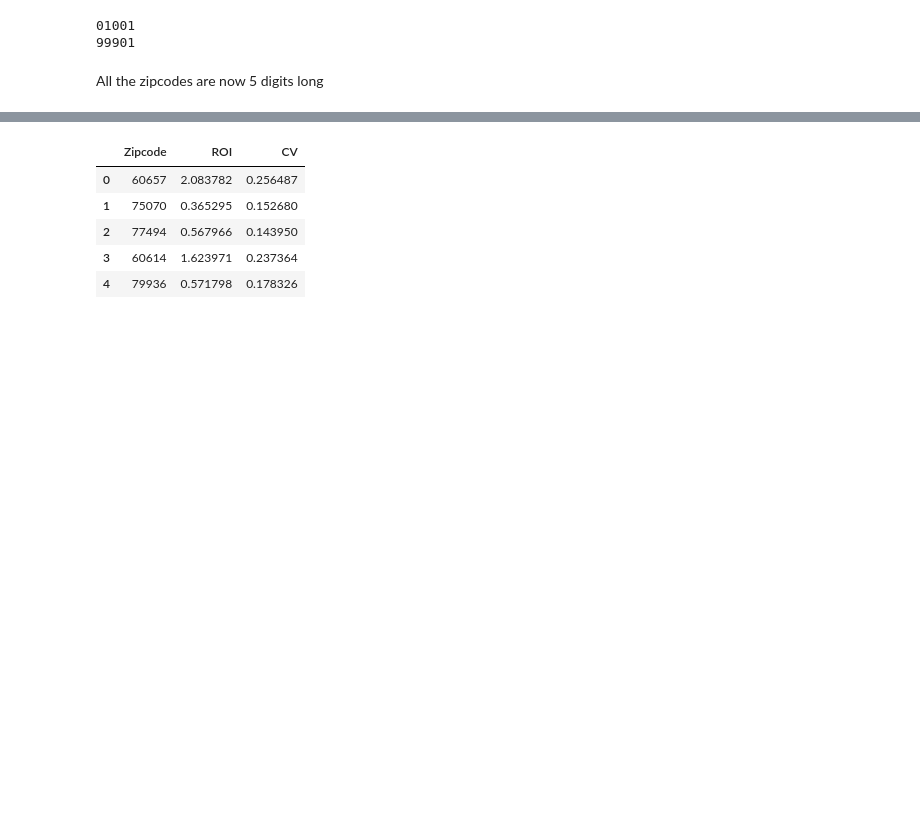
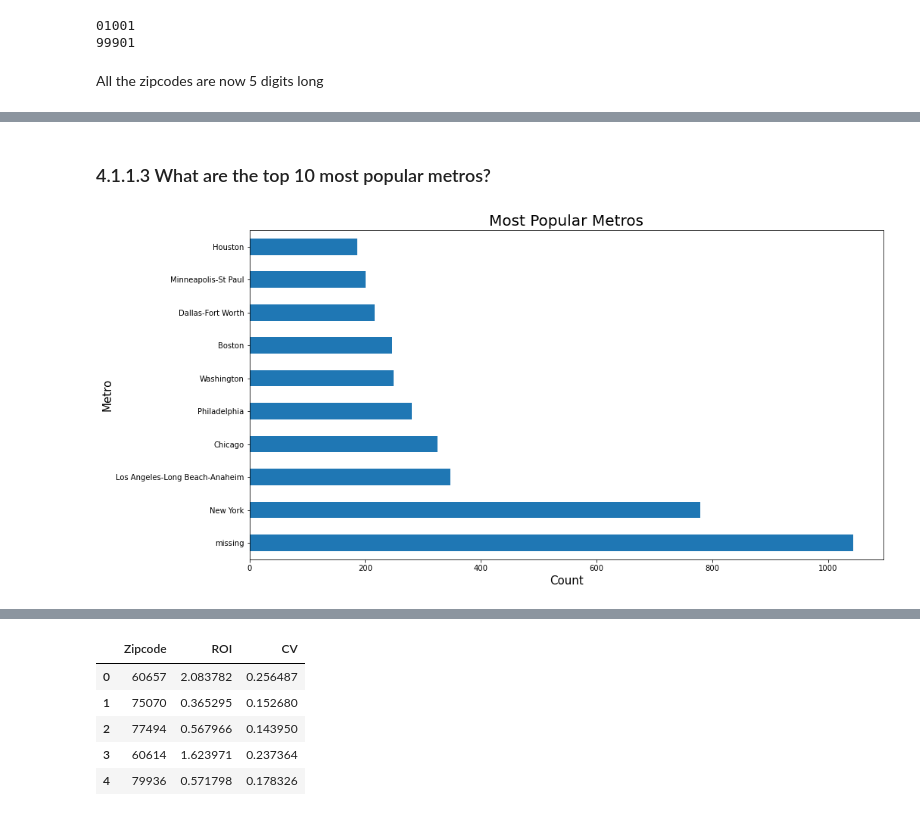
Before and after one commit to HMWIAM/P13, a Jupyter notebook: A. Main/index.ipynb, the cells around one changed output, grey strips where cells are left out. Cells and saved outputs as stored; diff of their text form; code cells hidden in the pictures; blank space fills up the shorter version.

```diff
--- a/A. Main/index.ipynb
+++ b/A. Main/index.ipynb
@@ -309,0 +405,6 @@ All the zipcodes are now 5 digits long
+# %% [markdown]
+### 4.1.1.3 What are the top 10 most popular metros?
+# %%
+plot_most_popular_categorical(df, "Metro")
+# %% [output]
+[figure, added]
```
Also changed, not shown: parts of 37 cells of this notebook, 1 other file.
